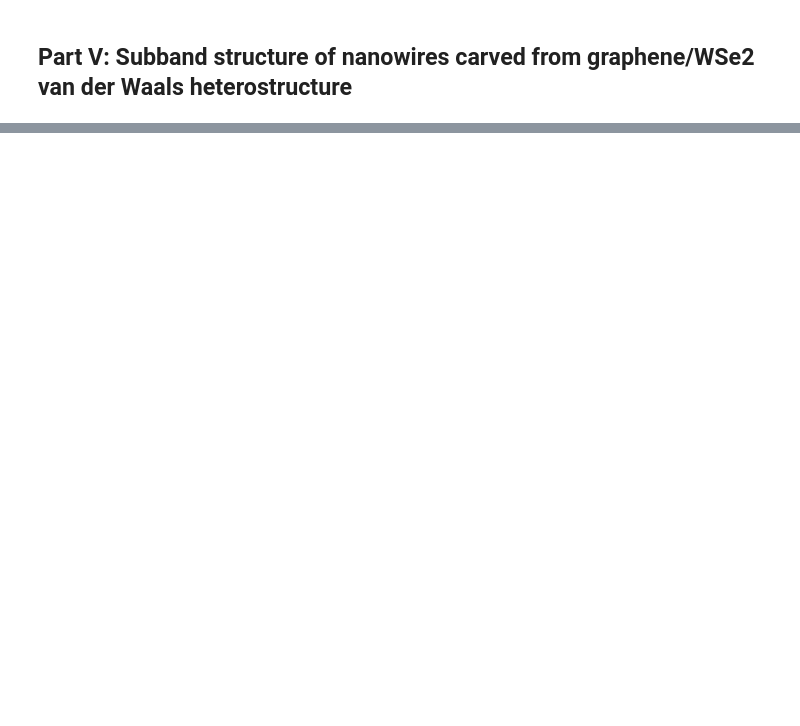
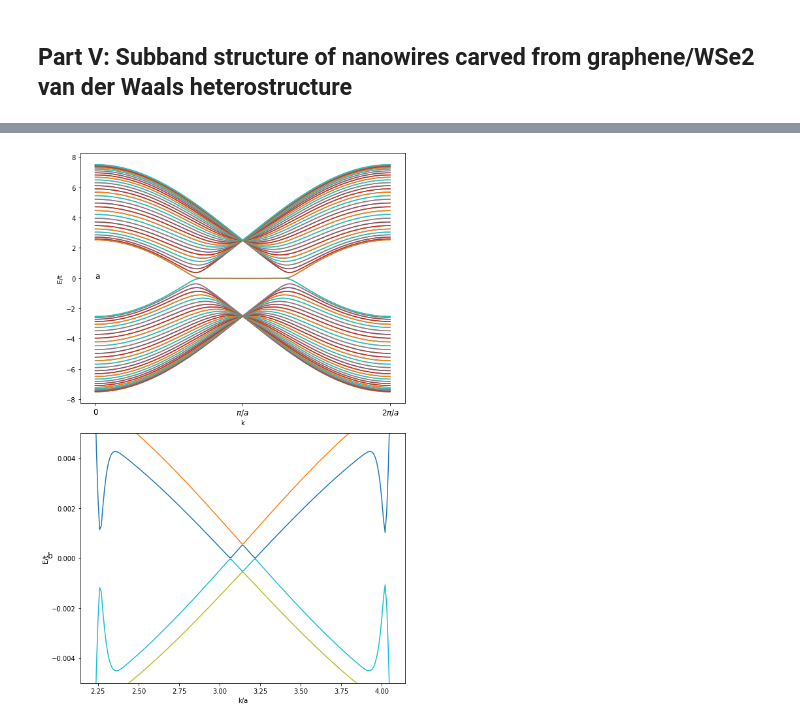
Before and after one commit to AndrewCrossman/PHYS824, a Jupyter notebook: 824Project.ipynb, the cells around one changed output, grey strips where cells are left out. Drawn from its saved outputs; the diff is of its cells as text; code cells hidden in the pictures; blank space fills up the shorter version.

```diff
--- a/824Project.ipynb
+++ b/824Project.ipynb
@@ -340,2 +349,19 @@ kwant.plotter.map(graphene_sys, spinDown, method='nearest', dpi=100, cmap='virid
 # %% [markdown]
 ## Part V: Subband structure of nanowires carved from graphene/WSe2 van der Waals heterostructure
+# %%
+def ribbon_sys(pos):
+    x, y = pos
+    in_x = abs(x) < 5
+    in_y = 0 < y < 26
+    return in_x and in_y
+def ribbon_lead(pos):
+    x, y = pos
+    return 0 < y < 26
+# %%
+t = 2.507;
+delta = 0.54*10**(-3);
+lamdaA = -1.22*10**(-3);
+lamdaB = 1.16*10**(-3);
+lamdaR = 0.56*10**(-3);
+lamdaA_PIA = -2.69*10**(-3);
+lamdaB_PIA = -2.54*10**(-3);
@@ -341,0 +426,23 @@ kwant.plotter.map(graphene_sys, spinDown, method='nearest', dpi=100, cmap='virid
+# %%
+plt.figure(figsize=(8, 12))
+plt.subplot(211)
+axes = plt.gca()
+axes.set_xlabel('k')
+axes.set_ylabel('E/t')
+plt.xticks([0, np.pi,2*np.pi], ['0', '$\pi/a$','$2\pi/a$'], fontsize=12)
+plt.text(0,0, 'a', fontsize=12)
+plt.tight_layout()
+kwant.plotter.bands(left_lead, momenta=k, dpi=100,  ax=axes);
+
+plt.subplot(212)
+axes = plt.gca()
+axes.set_xlabel('k/a')
+axes.set_ylabel('E/t')
+plt.text(np.pi-1.2, 0, 'b', fontsize=12)
+kwant.plotter.bands(left_lead, momenta=k, dpi=100,  ax=axes);
+plt.ylim([-0.005,0.005])
+plt.xlim([np.pi-1,np.pi+1])
+plt.tight_layout()
+plt.savefig('subbands_GNR_WSe2_fig7.png',bbox_inches='tight')
+# %% [output]
+[figure, added]
```
Also changed, not shown: parts of 4 cells of this notebook.
